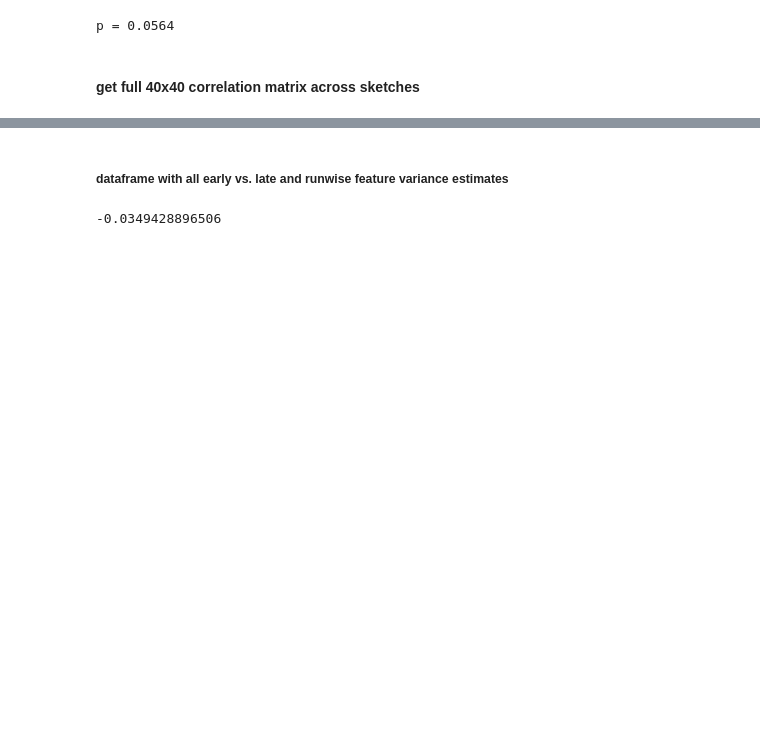
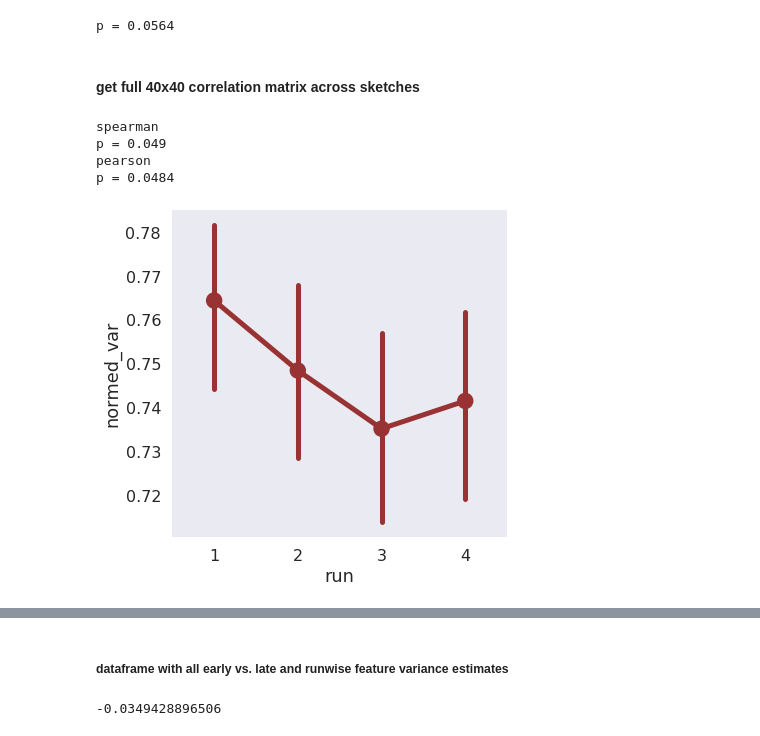
Before and after one commit to judithfan/sketchfeat, a Jupyter notebook: sketches/sketch_feature_analysis_Judy.ipynb, the cells around one changed output, grey strips where cells are left out. Cells and saved outputs as stored; diff of their text form; code cells hidden in the pictures; blank space fills up the shorter version.

```diff
--- a/sketches/sketch_feature_analysis_Judy.ipynb
+++ b/sketches/sketch_feature_analysis_Judy.ipynb
@@ -613,4 +594,17 @@ def extract_block_diagonals(MAT,num_blocks):
 # %%
+which_feat = 'fc7'
+FEATMAT = np.load('FEATURES_{}.npy'.format(layers[layer_names.index(which_feat)]))
+_X = pd.read_csv('METADATA.csv') # metadata is the same for all layers
+_Labels = np.load('LABELS.npy')
+
+def extract_block_diagonals(MAT,num_blocks):
+    Blocks = []
+    run_starts = map(int,np.linspace(0,MAT.shape[0],num_blocks+1))[:num_blocks]
+    run_stops = map(int,np.linspace(0,MAT.shape[0],num_blocks+1))[1:]
+    for start,stop in zip(run_starts,run_stops):
+        Blocks.append(MAT[start:stop,start:stop])
+    return np.array(Blocks)
+
 import scipy
 
 O1_early_var = []
@@ -661,30 +655,96 @@ for sub in subs:
     upper_inds = np.triu_indices(10,k=1)
     upper_inds_run = np.triu_indices(5,k=1)
 
     O1_early_var.append(np.mean(o1_early[upper_inds]))
     O1_late_var.append(np.mean(o1_late[upper_inds]))
     O2_early_var.append(np.mean(o2_early[upper_inds]))
     O2_late_var.append(np.mean(o2_late[upper_inds]))
 
     VAR.append([np.mean(O1_run1[upper_inds_run]),
                 np.mean(O1_run2[upper_inds_run]),
                 np.mean(O1_run3[upper_inds_run]),
                 np.mean(O1_run4[upper_inds_run]),
                 np.mean(O2_run1[upper_inds_run]),
                 np.mean(O2_run2[upper_inds_run]),
                 np.mean(O2_run3[upper_inds_run]),
                 np.mean(O2_run4[upper_inds_run])])
 
     OBJ.append(['o1']*4 + ['o2']*4)
     RUN.append([1,2,3,4]*2)
     SUB.append([sub]*8)
 
     O1_run1_var.append(np.mean(O1_run1[upper_inds_run]))
     O1_run2_var.append(np.mean(O1_run2[upper_inds_run]))
     O1_run3_var.append(np.mean(O1_run3[upper_inds_run]))
     O1_run4_var.append(np.mean(O1_run4[upper_inds_run]))
 
     O2_run1_var.append(np.mean(O2_run1[upper_inds_run]))
     O2_run2_var.append(np.mean(O2_run2[upper_inds_run]))
     O2_run3_var.append(np.mean(O2_run3[upper_inds_run]))
     O2_run4_var.append(np.mean(O2_run4[upper_inds_run]))
+
+def flatten(x):
+    return [item for sublist in x for item in sublist]
+
+VAR, OBJ, RUN, SUB = map(flatten, [VAR, OBJ, RUN, SUB])
+
+## make dataframe
+V = pd.DataFrame([VAR, OBJ, RUN, SUB])
+V = V.transpose()
+V.columns = ['var','obj','run','subj']
+
+## grand-mean normalize subjects (subtract subject mean, add back grand mean)
+sub_means = dict(zip(np.unique(V.subj.values),V.groupby('subj')['var'].apply(lambda x: np.mean(x)).values))
+grand_mean = np.mean(V.groupby('subj')['var'].apply(lambda x: np.mean(x)).values)
+normed_var = []
+for i,d in V.iterrows():
+    normed_var.append(d['var'] - sub_means[d.subj] + grand_mean)
+V = V.assign(normed_var=pd.Series(normed_var).values)
+
+## plotting
+plt.figure(figsize=(6,6))
+sns.pointplot(x="run",
+              y="normed_var",
+              data=V,
+              color=(0.6,0.2,0.2))
+# plt.ylim([0.7,0.8])
+plt.tight_layout
+plt.savefig('./plots/across_run_{}_similarity_timecourse.pdf'.format(which_feat))
+# plt.close()
+
+subs = np.unique(V.subj.values)
+sub_spearman = []
+sub_pearson = []
+for sub in subs:
+    _V = V[V['subj']==sub]
+    o1_trend = stats.spearmanr(np.arange(4),_V[_V['obj']=='o1']['normed_var'].values)[0]
+    o2_trend = stats.spearmanr(np.arange(4),_V[_V['obj']=='o2']['normed_var'].values)[0]
+    sub_spearman.append(np.mean([o1_trend,o2_trend]))
+    o1_trend = stats.pearsonr(np.arange(4),_V[_V['obj']=='o1']['normed_var'].values)[0]
+    o2_trend = stats.pearsonr(np.arange(4),_V[_V['obj']=='o2']['normed_var'].values)[0]
+    sub_pearson.append(np.mean([o1_trend, o2_trend]))
+
+which_feat = 1
+W = pd.DataFrame([subs,sub_spearman,sub_pearson])
+W = W.transpose()
+W.columns = ['subj','spearman_variance','pearson_variance']
+W.to_csv('sketch_variance_timecourse_across_runs_{}.csv'.format(which_feat))
+
+def bootstrap_gt0(w,nIter=10000):
+    boot_sp = []
+    for i in np.arange(nIter):
+        boot_sp.append(np.mean(np.random.choice(w,len(w),replace=True)))
+    boot_sp = np.array(boot_sp)
+    print 'p = ' + str(sum(boot_sp>0)/len(boot_sp)*2)
+    return boot_sp
+
+print 'spearman'
+boot = bootstrap_gt0(sub_spearman)
+print 'pearson'
+boot = bootstrap_gt0(sub_pearson)
+# %% [output]
+spearman
+p = 0.049
+pearson
+p = 0.0484
+[figure, added]
```
Also changed, not shown: parts of 14 cells of this notebook.
